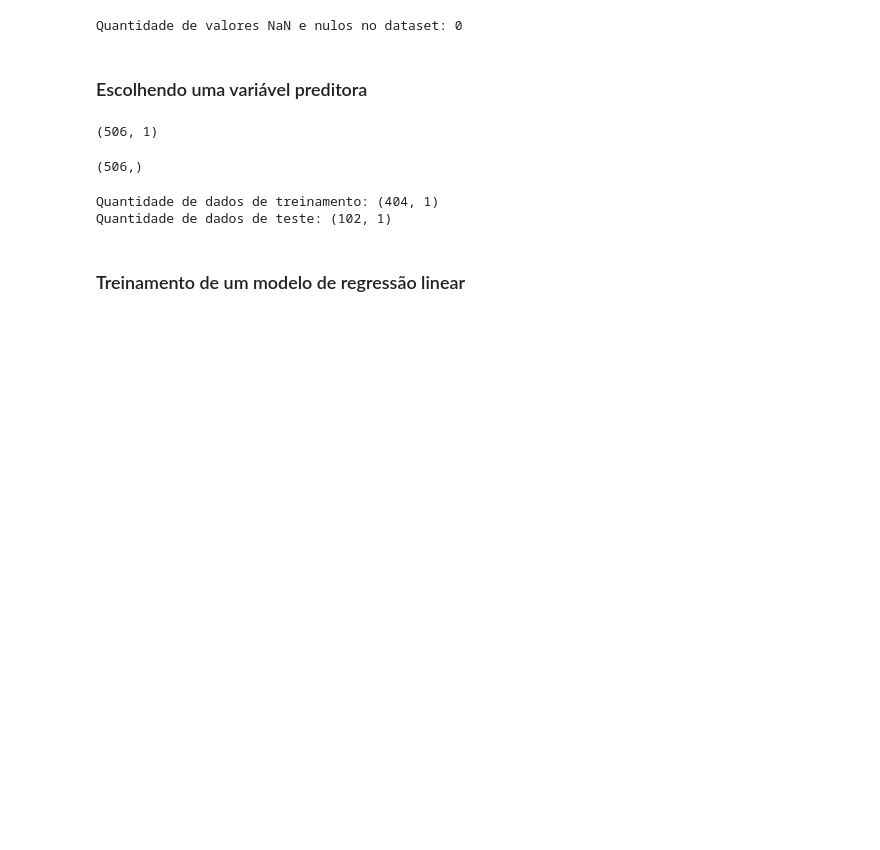
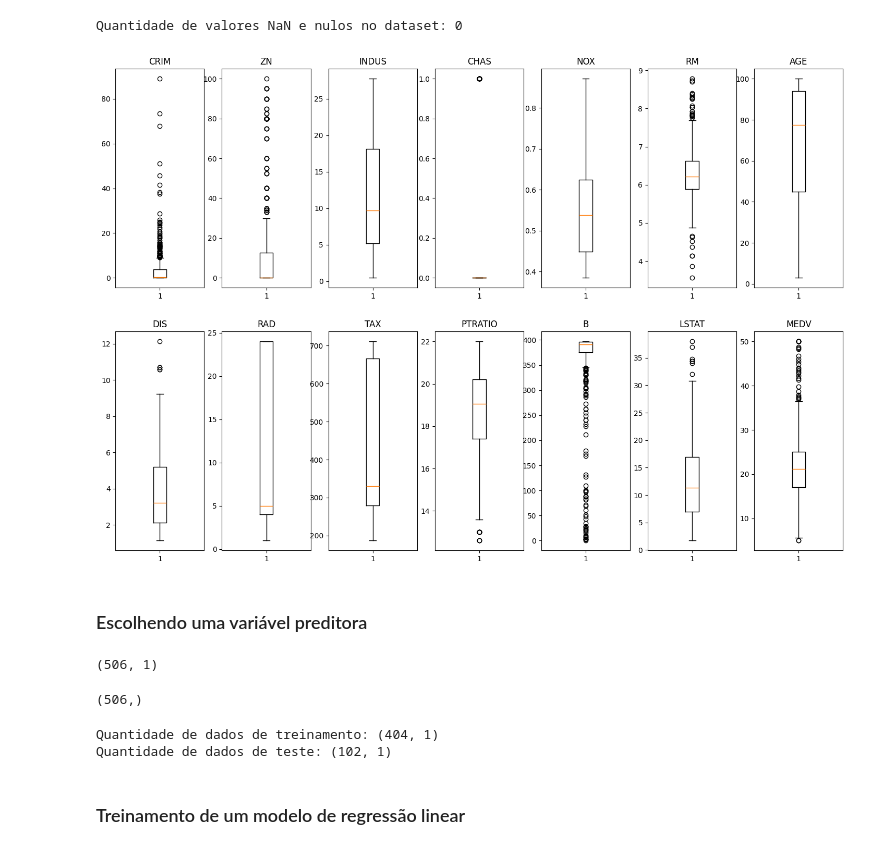
Before and after one commit to HeloisaJ/Lista_Computacional_IA, a Jupyter notebook: AtividadeIA.ipynb, the cells around one changed output. Saved outputs shown, nothing was run; the diff lists cells and outputs as text; code cells hidden in the pictures; blank space fills up the shorter version.

Commit message:
Criação dos boxplots para análise de dados

```diff
--- a/AtividadeIA.ipynb
+++ b/AtividadeIA.ipynb
@@ -81,6 +81,23 @@ Segundo a base de dados oficial, existem 14 colunas, cada coluna apresenta o seg
 print(f"Quantidade de valores NaN e nulos no dataset: {data.isnull().values.sum()}")
 # %% [output]
 Quantidade de valores NaN e nulos no dataset: 0
+# %%
+# Criação de boxplots para verificar a existência de outliers nos dados
+
+def createBoxPlot(maxC, maxR, data, column_names):
+    fig, axs = plt.subplots(ncols=maxC, nrows=maxR, figsize=(18, 12))
+
+    name = 0
+    for i in range(0, maxR):
+        for j in range(0, maxC):
+            v = column_names[name]
+            axs[i, j].boxplot(data[v])
+            axs[i, j].set_title(v)
+            name += 1
+# %%
+createBoxPlot(7, 2, data, column_names)
+# %% [output]
+[figure, added]
 # %% [markdown]
 ### Escolhendo uma variável preditora
 # %%
```
Also changed, not shown: parts of 1 cell of this notebook.
